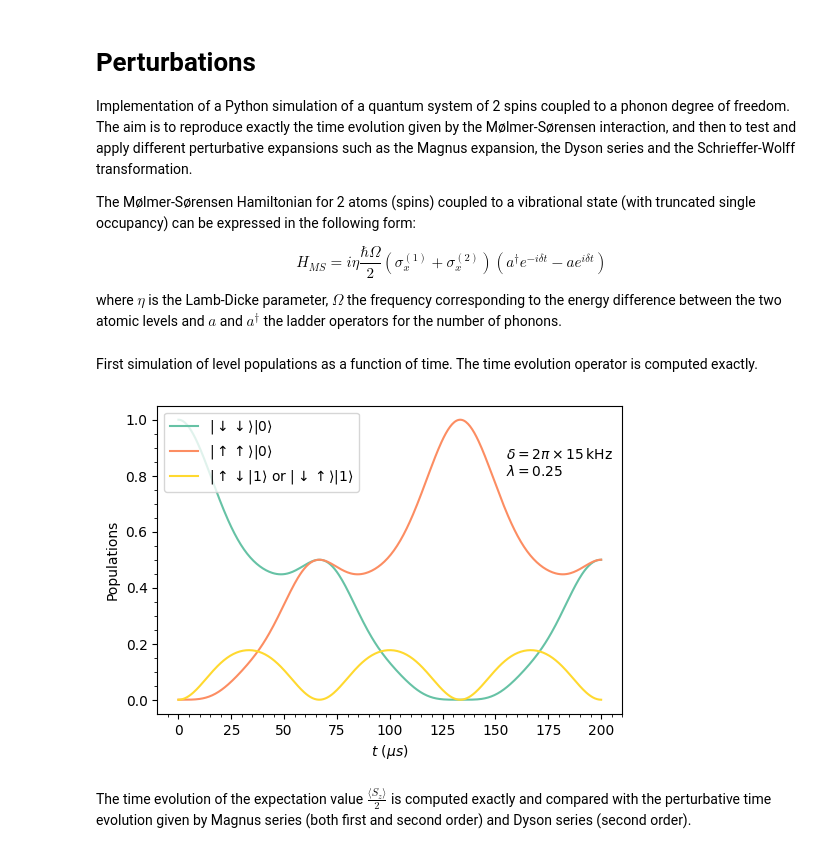
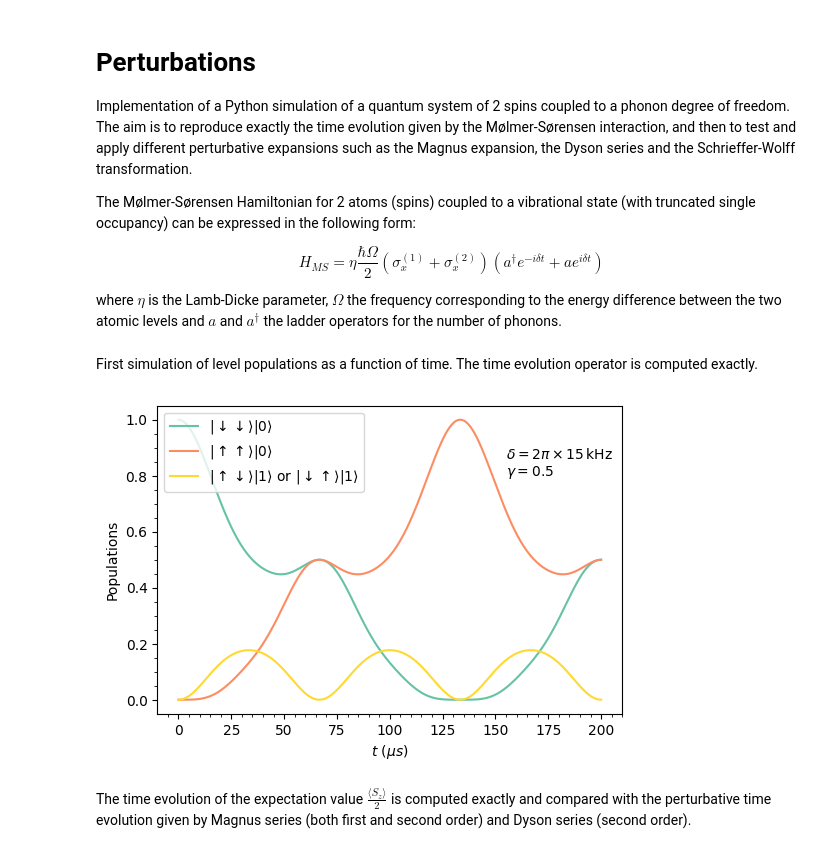
Before and after one commit to diegoscantam/perturbations, a Jupyter notebook: simulation.ipynb, the cells around one changed output. Saved outputs shown, nothing was run; the diff lists cells and outputs as text; code cells hidden in the pictures.

```diff
--- a/simulation.ipynb
+++ b/simulation.ipynb
@@ -5,7 +5,7 @@ Implementation of a Python simulation of a quantum system of 2 spins coupled to
 The Mølmer-Sørensen Hamiltonian for 2 atoms (spins) coupled to a vibrational state (with truncated single occupancy) can be expressed in the following form:
 
 $$
-H_{MS} = i \eta \frac{\hbar \Omega}{2} \left( \sigma_x^{(1)}+ \sigma_x^{(2)}\right)\left( a^\dagger e^{-i\delta t} - a e^{i \delta t}\right)
+H_{MS} = \eta \frac{\hbar \Omega}{2} \left( \sigma_x^{(1)}+ \sigma_x^{(2)}\right)\left( a^\dagger e^{-i\delta t} + a e^{i \delta t}\right)
 $$
 
 where $\eta$ is the Lamb-Dicke parameter, $\Omega$ the frequency corresponding to the energy difference between the two atomic levels and $a$ and $a^\dagger$ the ladder operators for the number of phonons.
@@ -66,16 +66,16 @@ gs = np.kron(s_1, np.kron(s_2, vib))
 
 # Interaction Hamiltonian
 def H_1(t, freq_ratio, delta):
-    return -1j*0.5*freq_ratio*delta*np.kron(np.kron(sgm_x,id_2) + np.kron(id_2,sgm_x), a_dagger*np.exp(-1j*delta*t) - a*np.exp(1j*delta*t))
+    return 0.5*freq_ratio*delta*np.kron(np.kron(sgm_x,id_2) + np.kron(id_2,sgm_x), a_dagger*np.exp(-1j*delta*t) - a*np.exp(1j*delta*t))
 # Displacement operator
 def D(x):
     return linalg.expm(np.kron(x, a_dagger)- np.kron(x.conj().T, a))
 # Function of t
 def alpha(t,freq_ratio, delta):
-    return 1j*freq_ratio*(1- np.exp(1j*delta*t))
+    return 0.5j*freq_ratio*(1- np.exp(1j*delta*t))
 # Function of t
 def Phi(t, freq_ratio, delta):
-    return (freq_ratio**2)*(delta*t - np.sin(delta*t))
+    return (0.25*freq_ratio**2)*(delta*t - np.sin(delta*t))
 # Sum of Pauli x matrices acting on the 2 spins
 def S_x():
     return np.kron(sgm_x, id_2) + np.kron(id_2, sgm_x)
@@ -86,6 +86,21 @@ def U(t, freq_ratio,delta):
     C = linalg.expm(1j*Phi(t, freq_ratio,delta)*np.kron(S_x() @ S_x(), id_2))
     U = d @ C
     return U
+
+def U_alt(t, freq_ratio, delta):
+    alpha = freq_ratio * np.sin(delta*t/2) * np.exp(-1j*delta*t/2)
+    phi = alpha * np.kron( np.kron(id_2, id_2), a_dagger) - alpha.conj() * np.kron( np.kron(id_2, id_2), a)
+    chi =  0.5*(freq_ratio**2)*(delta*t - np.sin(delta*t))
+    return linalg.expm( phi* np.kron(S_x(), id_2) - 1j* chi*np.kron( np.kron(sgm_x, sgm_x), id_2))
+
+# First Magnus term (time integral of H_1)
+def M1(t, freq_ratio, delta):
+        return 1j*(freq_ratio)*np.sin(0.5*delta*t)*np.kron(S_x(), \
+        np.exp(0.5j*delta*t)*a + np.exp(-0.5j*delta*t)*a_dagger)
+# Second Magnus term (double time integral of [H_1(t1),H_1(t2)])
+def M2(t, freq_ratio, delta):
+        return -0.5j*(freq_ratio**2)*delta*(t - np.sin(delta*t)/delta)*np.kron( np.kron(sgm_x, sgm_x), id_2)
+
 # Expectation values of Pauli z
 def expectation_z1(state):
     return float(np.real(state.conj().T @ np.kron(np.kron(sgm_z, id_2),id_2) @ state))
@@ -96,8 +111,8 @@ def expectation_z(state):
 # %% [markdown]
 First simulation of level populations as a function of time. The time evolution operator is computed exactly.
 # %%
-# Frequencies ratio lambda = Omega/delta
-freq_ratio = 0.25
+# Frequencies ratio gamma = Omega/delta
+freq_ratio = 0.5
 
 # Detune frequency
 delta = 2*pi*0.015 # 2pi x MHz
@@ -113,37 +128,39 @@ t= np.arange(0, t_fin + dt, dt)
 
 # Populations
 pop00 = []
 pop11 = []
 pop10 = []
 pop1001_excited = []
 # Compute state at time t and calculate probability amplitude
 for kk in np.arange(0, int(t_steps)+1, 1):
-    state = U(t[kk], freq_ratio, delta) @ gs
+
+    state = linalg.expm( M1(t[kk], freq_ratio, delta) +  M2(t[kk], freq_ratio, delta) ) @ gs
+    #state = U(t[kk], freq_ratio, delta) @ gs
     pop00.append(np.abs(state[7])**2)
     pop11.append(np.abs(state[1]**2))
     pop1001_excited.append(0.5*np.abs(state[2])**2 + 0.5*np.abs(state[4])**2)
 
 # Plot of populations
 cmap = plt.get_cmap('Set2')
 w = 6
 h = 4
 fig = plt.figure(figsize=(w,h))
 
 plt.plot(t,pop00, color = cmap(0), label = '$| \downarrow \downarrow \\rangle | 0\\rangle$')
 plt.plot(t,pop11, color = cmap(1), label = '$| \\uparrow \\uparrow \\rangle | 0\\rangle$')
-plt.plot(t,pop1001_excited, color = cmap(5), label = '$|\\uparrow \\downarrow|   1 \\rangle$ or $|\\downarrow \\uparrow\\rangle |   1 \\rangle$')
+plt.plot(t,pop1001_excited, color = cmap(5), label = '$|\\uparrow \\downarrow \\rangle |   1 \\rangle$ or $|\\downarrow \\uparrow\\rangle |   1 \\rangle$')
 #plt.plot(t, sum_pop)
 plt.xlabel('$t \,\,(\mu s)$')
 plt.ylabel('Populations')
-text = '$\delta = 2\pi\\times $' + str(round(1000*delta/(2*pi)))+ '$\,\mathrm{kHz}$\n$\lambda =$'\
+text = '$\delta = 2\pi\\times $' + str(round(1000*delta/(2*pi)))+ '$\,\mathrm{kHz}$\n$\gamma =$'\
         + str(round(freq_ratio,2))
 plt.text(155, 0.8,text)
 plt.minorticks_on()
 plt.legend()
 
 plt.show()
 # %% [output]
-[figure, old version]
+[figure, new version]
 # %% [markdown]
 The time evolution of the expectation value $\frac{\langle S_z\rangle}{2}$ is computed exactly and compared with the perturbative time evolution given by Magnus series (both first and second order) and Dyson series (second order).
 # %%
```
Also changed, not shown: parts of 5 cells of this notebook.
